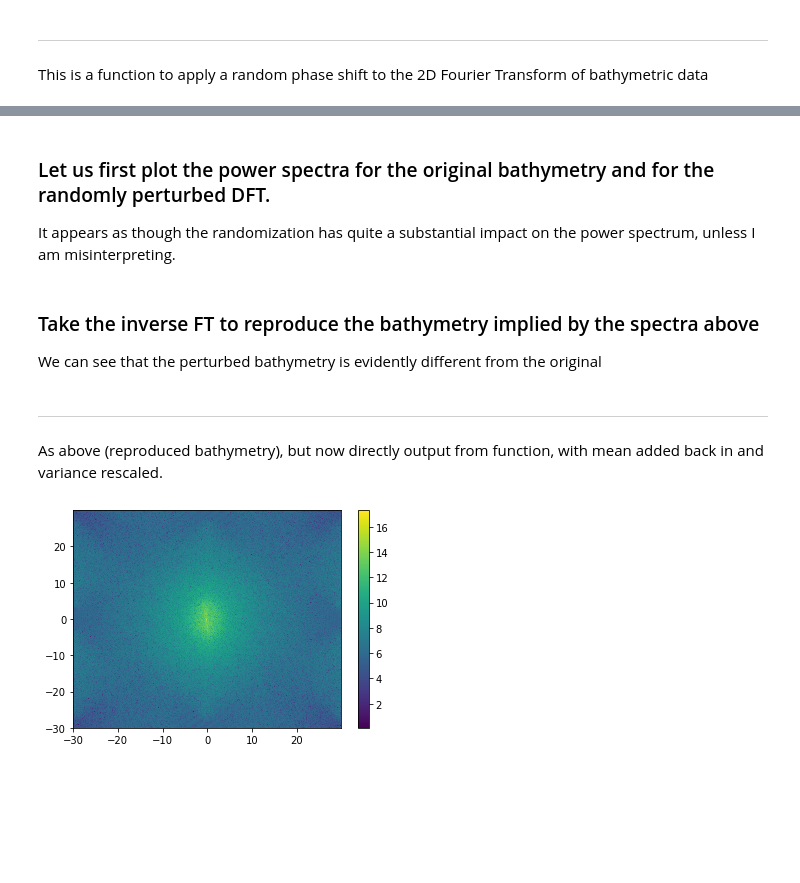
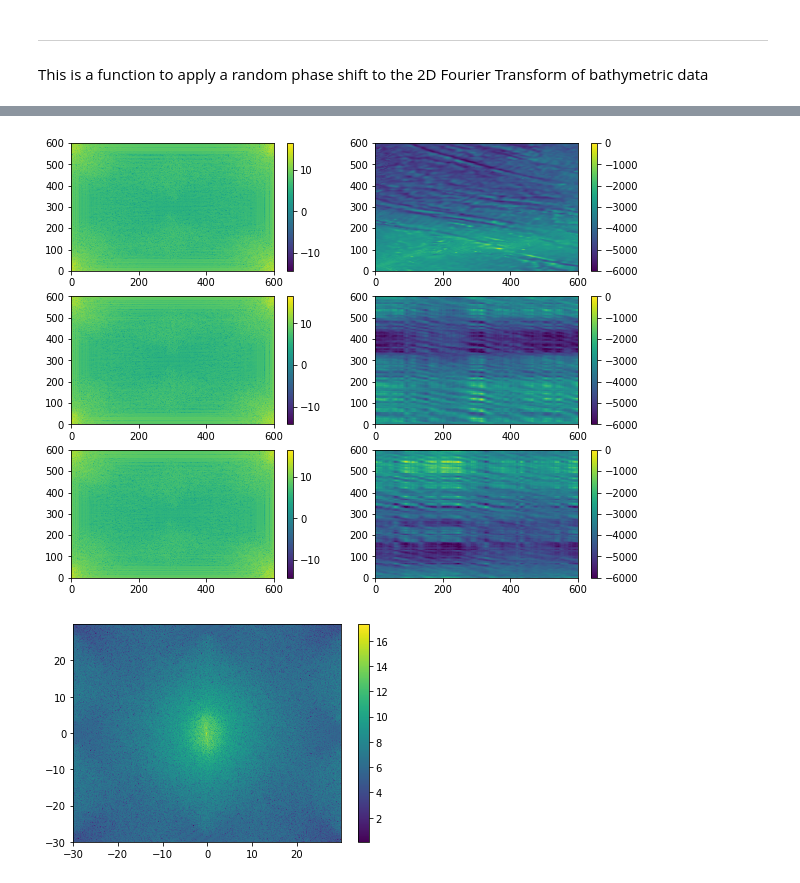
Before and after one commit to hmkhatri/MOM6_initialization, a Jupyter notebook: calc_topography_spectra.ipynb, the cells around one changed output, grey strips where cells are left out. Saved outputs shown, nothing was run; the diff lists cells and outputs as text; code cells hidden in the pictures; blank space fills up the shorter version.

```diff
--- a/calc_topography_spectra.ipynb
+++ b/calc_topography_spectra.ipynb
@@ -147,6 +160,5 @@ We output the original DFT, the DFT with randomly perturbed phase, and newly gen
 # %%
-n=1
-samples, samples_spec, dft, px, py = gen_samples(-f.values,n_samples=n,apply_hamming=False)
+n=2
+bs, dfts, b_orig, dft_orig = gen_samples(f = b.values,n_samples=n,apply_hamming=False, plots=True)
+# %% [output]
+[figure, added]
-# %% [markdown]
-### Let us first plot the power spectra for the original bathymetry and for the randomly perturbed DFT.
-It appears as though the randomization has quite a substantial impact on the power spectrum, unless I am misinterpreting.
@@ -165,3 +164,0 @@ im=ax[1,1].plot(np.log10(np.abs(s[np.int(np.round(s.shape[0]/2)),:])**2))
-# %% [markdown]
-### Take the inverse FT to reproduce the bathymetry implied by the spectra above
-We can see that the perturbed bathymetry is evidently different from the original
@@ -180,3 +164,0 @@ plt.colorbar(im,ax=ax[1])
-# %% [markdown]
-***
-As above (reproduced bathymetry), but now directly output from function, with mean added back in and variance rescaled.
```
Also changed, not shown: parts of 7 cells of this notebook.
